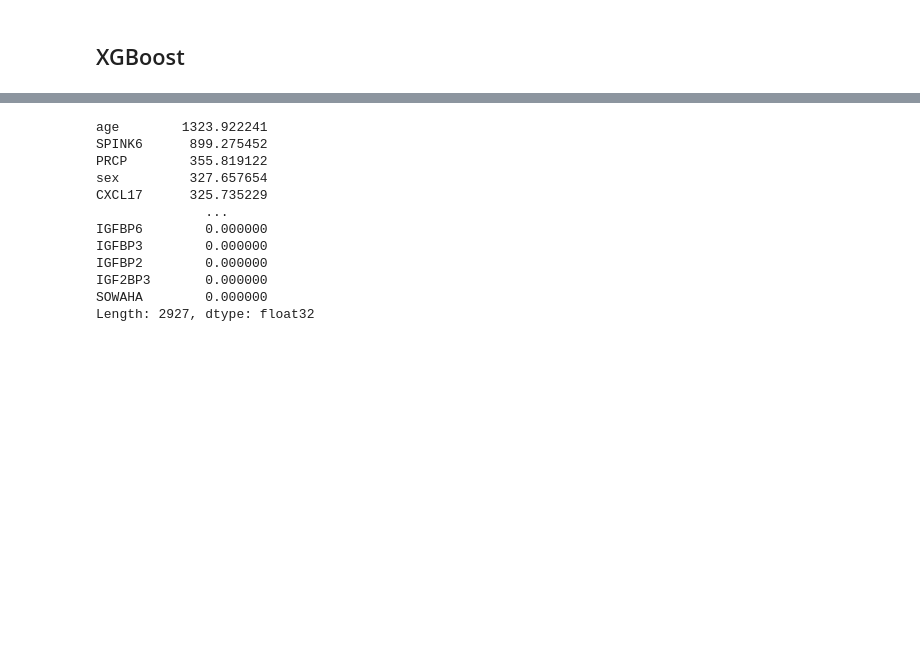
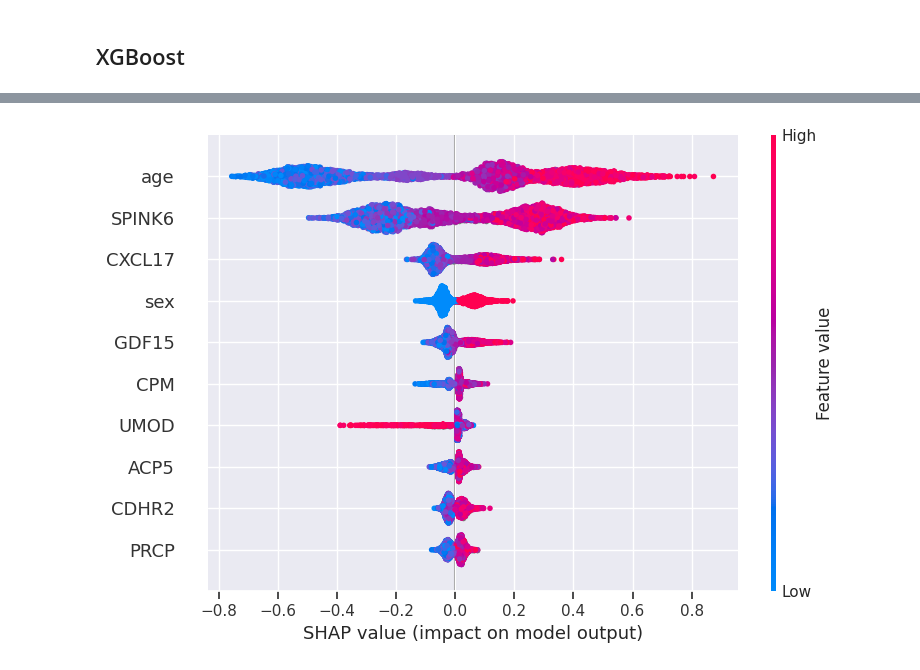
Before and after one commit to ipolharvard/biobank_olink, a Jupyter notebook: notebooks/data_asi.ipynb, the cells around one changed output, grey strips where cells are left out. Saved outputs shown, nothing was run; the diff lists cells and outputs as text; code cells hidden in the pictures; blank space fills up the shorter version.

```diff
--- a/notebooks/data_asi.ipynb
+++ b/notebooks/data_asi.ipynb
@@ -72,18 +173,6 @@ R2: 0.9761645263699109
 # %%
-explainer = shap.TreeExplainer(model)
-shap_values = explainer(x)
-# shap.summary_plot(shap_values, x, max_display=10)
-shap_to_importance(shap_values)
+explainer = shap.TreeExplainer(model_ntn)
+shap_values_ntn = explainer(x_ntn)
+shap.summary_plot(shap_values_ntn, x_ntn, max_display=10)
 # %% [output]
-age        1323.922241
-SPINK6      899.275452
-PRCP        355.819122
-sex         327.657654
-CXCL17      325.735229
-              ...
-IGFBP6        0.000000
-IGFBP3        0.000000
-IGFBP2        0.000000
-IGF2BP3       0.000000
-SOWAHA        0.000000
-Length: 2927, dtype: float32
+[figure, added]
```
Also changed, not shown: parts of 20 cells of this notebook, 1 other file.
